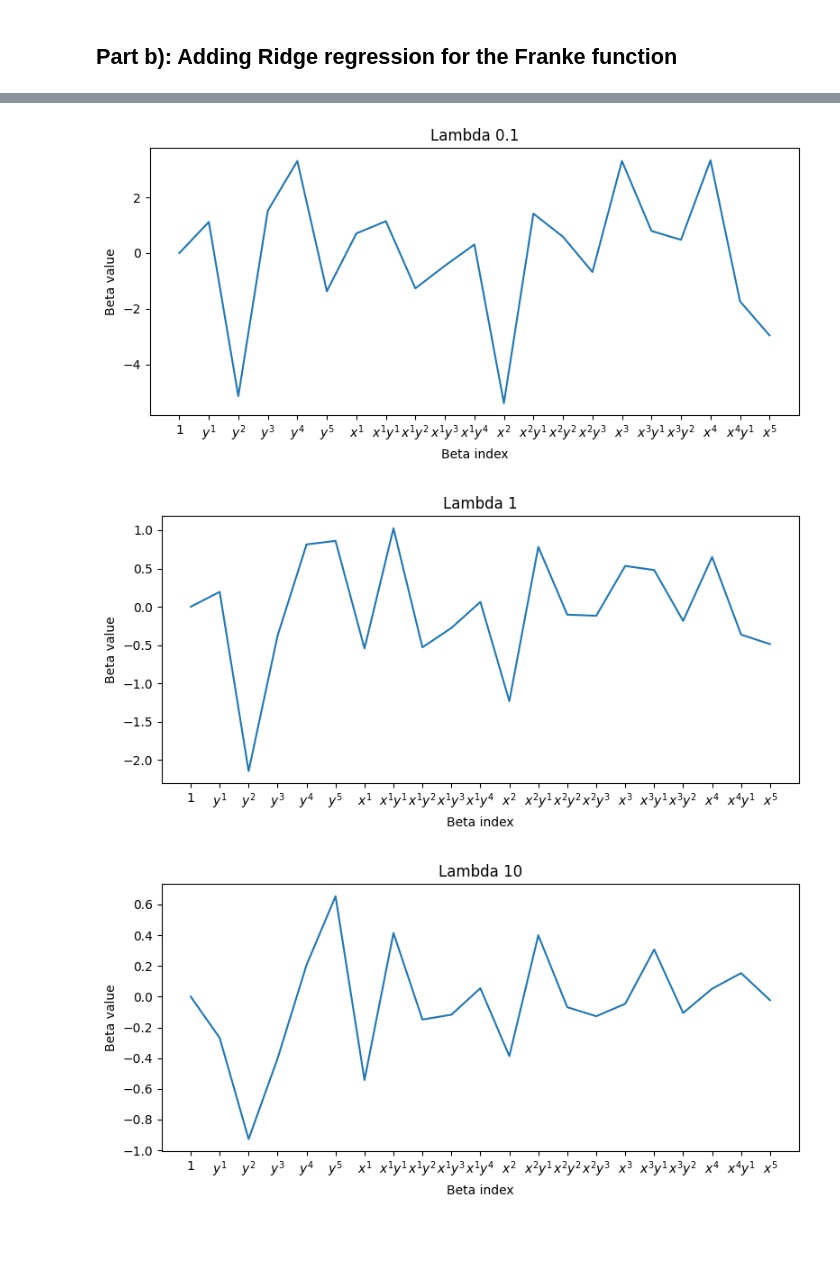
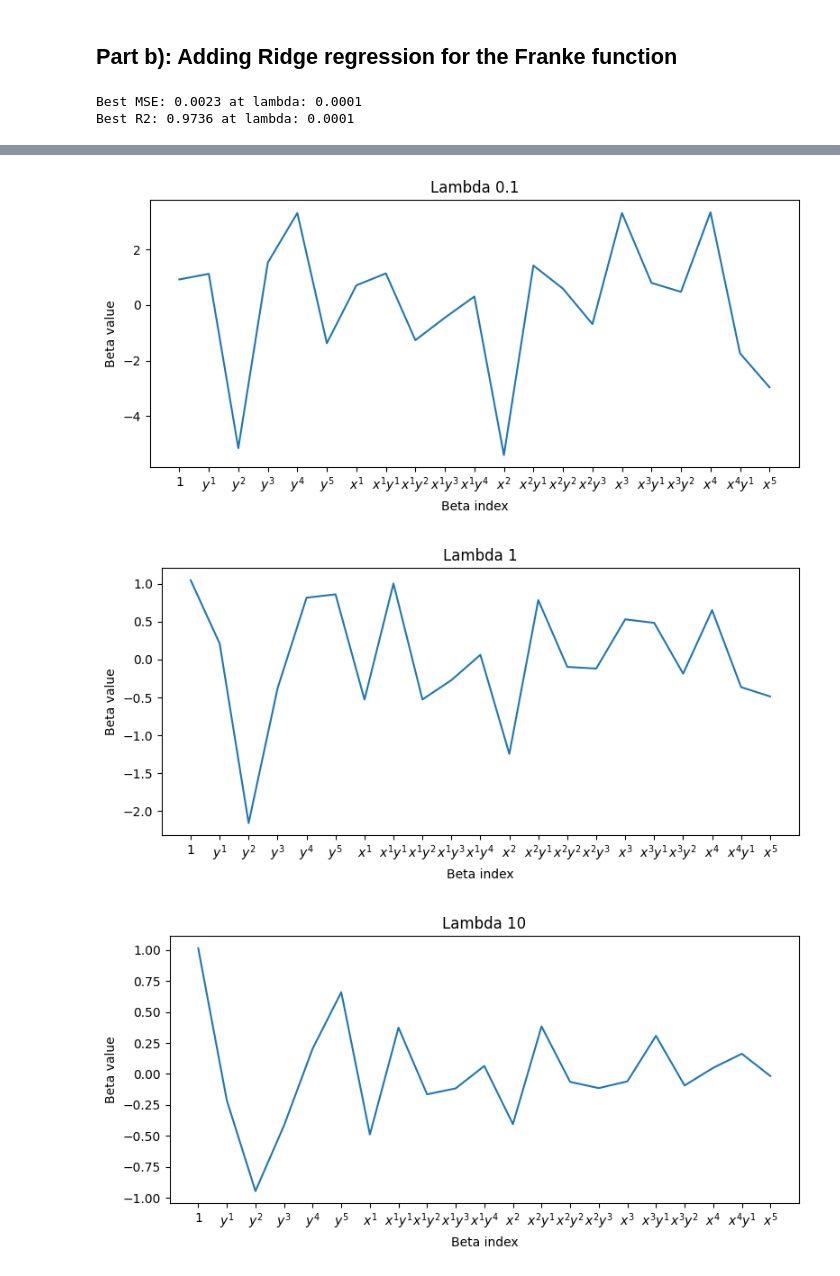
Before and after one commit to hishemok/FYS-STK4155, a Jupyter notebook: Project1/Project1.ipynb, the cells around one changed output, grey strips where cells are left out. Saved outputs shown, nothing was run; the diff lists cells and outputs as text; code cells hidden in the pictures; blank space fills up the shorter version.

```diff
--- a/Project1/Project1.ipynb
+++ b/Project1/Project1.ipynb
@@ -161,19 +187,21 @@ mse = []
 r2 = []
 beta_values = []
 beta_ticks_list = []
+BestVals = {}
+
 
 for d in degrees:
     # Create design matrix for each degree
     X,beta_ticks = create_design_matrix(x_flat, y_flat, d)
 
-    #Scaling the data (No need to unscale because we are only interested in the beta values, and accuracy)
-    Xmean = np.mean(X, axis=0)
-    X[:,1:] = X[:,1:] - Xmean[1:]
-    zmean = np.mean(z_flat)
-    z_flat = z_flat - zmean
+    # Split the data
+    X_train, X_test, z_train, z_test = train_test_split(X, z_flat, test_size=0.2, random_state=42)
+
+    # Scale
+    X_train_scaled = X_train.copy()
+    X_train_scaled[1:] = X_train[1:] - np.mean(X_train[1:], axis=0)
 
 
-    X_train, X_test, z_train, z_test = train_test_split(X, z_flat, test_size=0.2, random_state=42)
     beta = np.linalg.inv(X_train.T @ X_train) @ X_train.T @ z_train
     z_pred = X_test @ beta
 
@@ -184,6 +212,12 @@ for d in degrees:
     beta_values.append(beta)
 
     beta_ticks_list.append(beta_ticks)
+
+#print best mse and r2
+print(f"Best MSE: {np.min(mse):.4f} at degree: {degrees[np.argmin(mse)]}")
+print(f"Best R2: {np.max(r2):.4f} at degree: {degrees[np.argmax(r2)]}")
+BestVals['MSE OLS'] = np.min(mse)
+BestVals['R2 OLS'] = np.max(r2)
 
 
 fig, ax1 = plt.subplots()
@@ -224,14 +263,12 @@ for i in range(d):
 Poly_deg = 5
 X,beta_ticks = create_design_matrix(x_flat, y_flat, Poly_deg)
 
-#Scaling the data
-Xmean = np.mean(X, axis=0)
-X[:,1:] = X[:,1:] - Xmean[1:]
-zmean = np.mean(z_flat)
-z_flat = z_flat - zmean
-
 # Split the data
 X_train, X_test, z_train, z_test = train_test_split(X, z_flat, test_size=0.2, random_state=42)
+
+# Scale
+X_train_scaled = X_train.copy()
+X_train_scaled[1:] = X_train[1:] - np.mean(X_train[1:], axis=0)
 
 lambda_values = [1e-4, 1e-3, 1e-2, 1e-1, 1,10]
 mse = []
@@ -249,6 +286,14 @@ for l in lambda_values:
     beta_values.append(beta)
 
     beta_ticks_list.append(beta_ticks)
+
+#print best mse and r2
+print(f"Best MSE: {np.min(mse):.4f} at lambda: {lambda_values[np.argmin(mse)]}")
+print(f"Best R2: {np.max(r2):.4f} at lambda: {lambda_values[np.argmax(r2)]}")
+BestVals['MSE Ridge'] = np.min(mse)
+BestVals['R2 Ridge'] = np.max(r2)
+BestVals['Lambda Ridge'] = lambda_values[np.argmax(r2)]
+
 
 # Plot MSE and R2 score as a function of lambda
 fig, ax1 = plt.subplots()
@@ -272,3 +317,5 @@ for i in range(len(lambda_values)):
     plt.tight_layout()
     plt.show()
 # %% [output]
+Best MSE: 0.0023 at lambda: 0.0001
+Best R2: 0.9736 at lambda: 0.0001
@@ -279,3 +326,3 @@ for i in range(len(lambda_values)):
-[figure, old version]
+[figure, new version]
-[figure, old version]
+[figure, new version]
-[figure, old version]
+[figure, new version]
```
Also changed, not shown: parts of 13 cells of this notebook.
